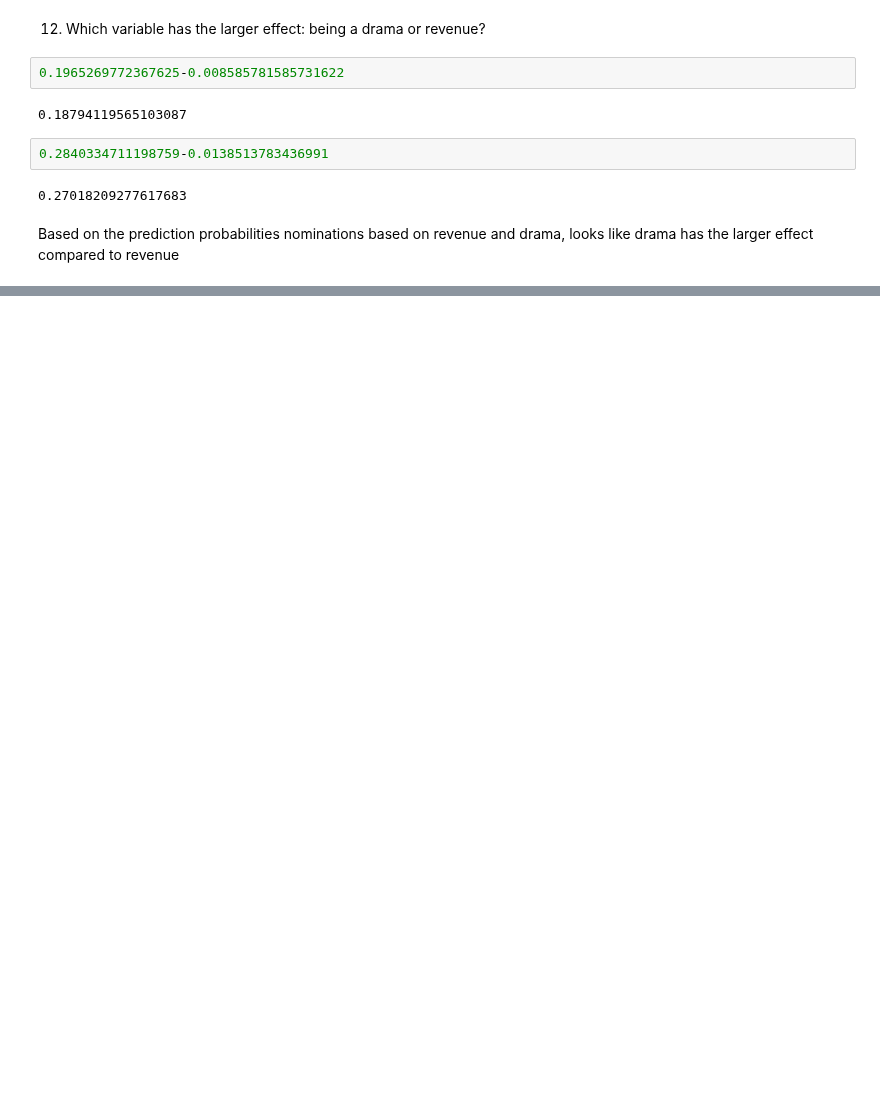
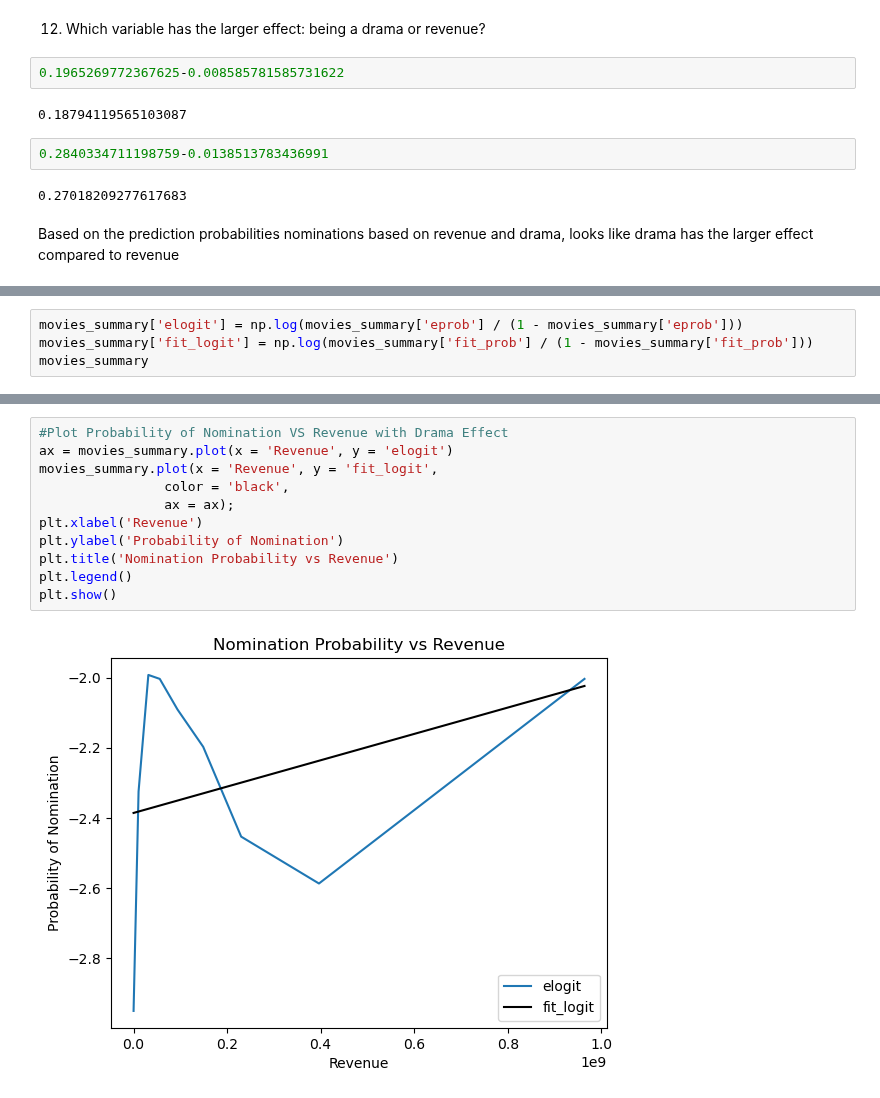
Before and after one commit to nss-data-science-cohort-9/logistic-regression-ADoddala, a Jupyter notebook: notebooks/movies_logistic_regression_exercise.ipynb, the cells around one changed output, grey strips where cells are left out. Saved outputs shown, nothing was run; the diff lists cells and outputs as text; blank space fills up the shorter version.

```diff
--- a/notebooks/movies_logistic_regression_exercise.ipynb
+++ b/notebooks/movies_logistic_regression_exercise.ipynb
@@ -195,0 +258,4 @@ Based on the prediction probabilities nominations based on revenue and drama, lo
+# %%
+movies_summary['elogit'] = np.log(movies_summary['eprob'] / (1 - movies_summary['eprob']))
+movies_summary['fit_logit'] = np.log(movies_summary['fit_prob'] / (1 - movies_summary['fit_prob']))
+movies_summary
@@ -195,0 +273,13 @@ Based on the prediction probabilities nominations based on revenue and drama, lo
+# %%
+#Plot Probability of Nomination VS Revenue with Drama Effect
+ax = movies_summary.plot(x = 'Revenue', y = 'elogit')
+movies_summary.plot(x = 'Revenue', y = 'fit_logit',
+                color = 'black',
+                ax = ax);
+plt.xlabel('Revenue')
+plt.ylabel('Probability of Nomination')
+plt.title('Nomination Probability vs Revenue')
+plt.legend()
+plt.show()
+# %% [output]
+[figure, added]
```
Also changed, not shown: parts of 20 cells of this notebook.
